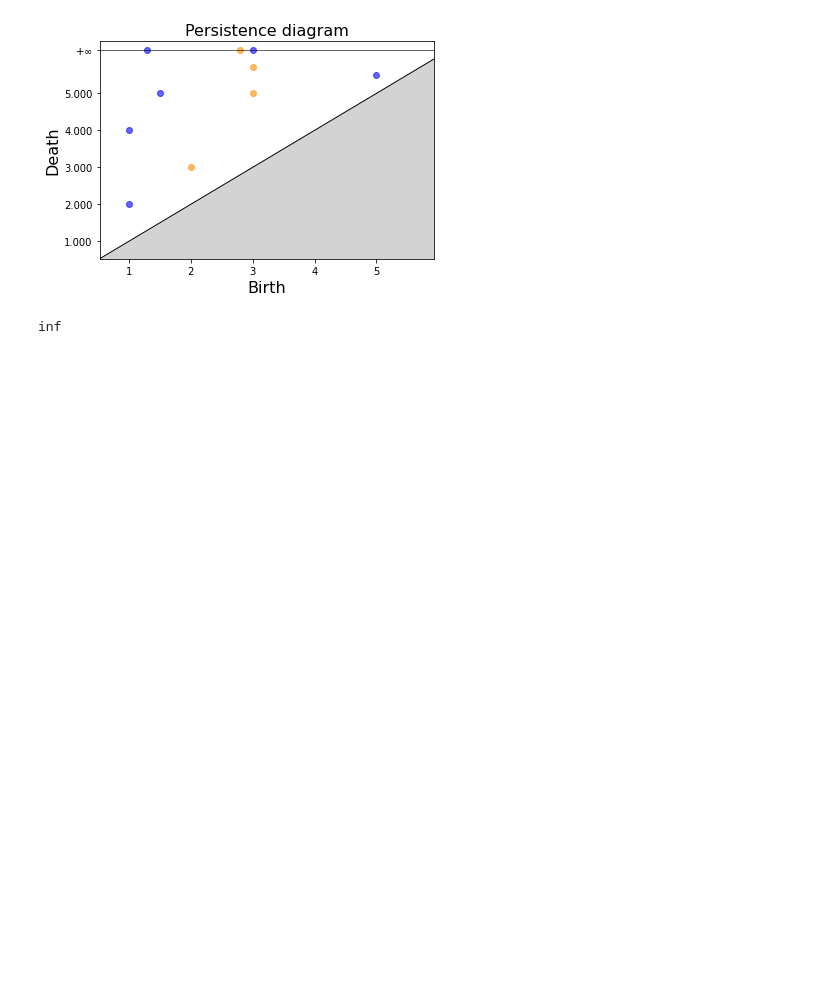
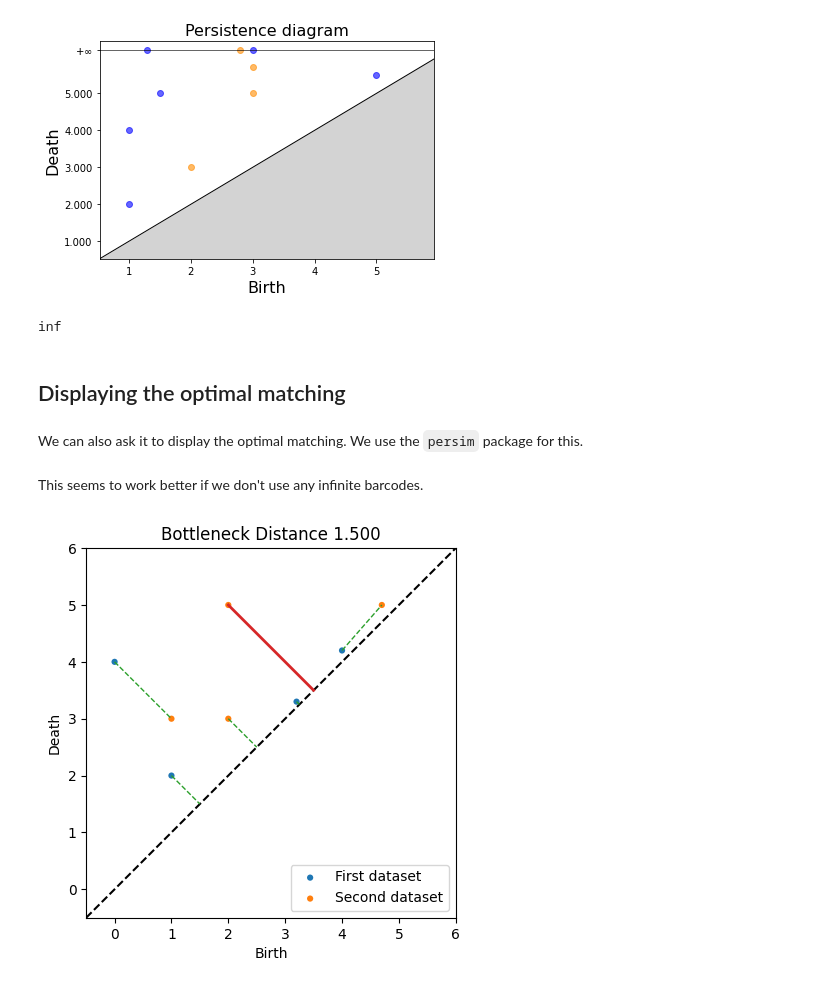
Before and after one commit to bertguillou/MA352_SP22, a Jupyter notebook: 5_Bottleneck_distance.ipynb, the cells around one changed output. Cells and saved outputs as stored; diff of their text form; code cells hidden in the pictures; blank space fills up the shorter version.

Commit message:
Update 5_Bottleneck_distance.ipynb
Added display of optimal matching

```diff
--- a/5_Bottleneck_distance.ipynb
+++ b/5_Bottleneck_distance.ipynb
@@ -59,3 +60,7 @@ plt.show()
 gd.bottleneck_distance(orangedots,bluedots)
 # %% [output]
 inf
+# %% [markdown]
+## Displaying the optimal matching
+# %% [markdown]
+We can also ask it to display the optimal matching. We use the `persim` package for this.
@@ -61,0 +70,27 @@ inf
+# %% [markdown]
+This seems to work better if we don't use any infinite barcodes.
+# %%
+dgm1 = np.array([
+    [0, 4],
+    [1, 2],
+    [3.2, 3.3],
+    [4,4.2]
+])
+dgm2 = np.array([
+    [1, 3],
+    [2,3],
+    [2,5],
+    [4.7,5]
+])
+
+d, matching = persim.bottleneck(
+    dgm1,
+    dgm2,
+    matching=True
+)
+
+persim.bottleneck_matching(dgm1, dgm2, matching, labels=['First dataset', 'Second dataset'])
+plt.title("Bottleneck Distance {:.3f}".format(d))
+plt.show()
+# %% [output]
+[figure, added]
```
Also changed, not shown: parts of 4 cells of this notebook.
